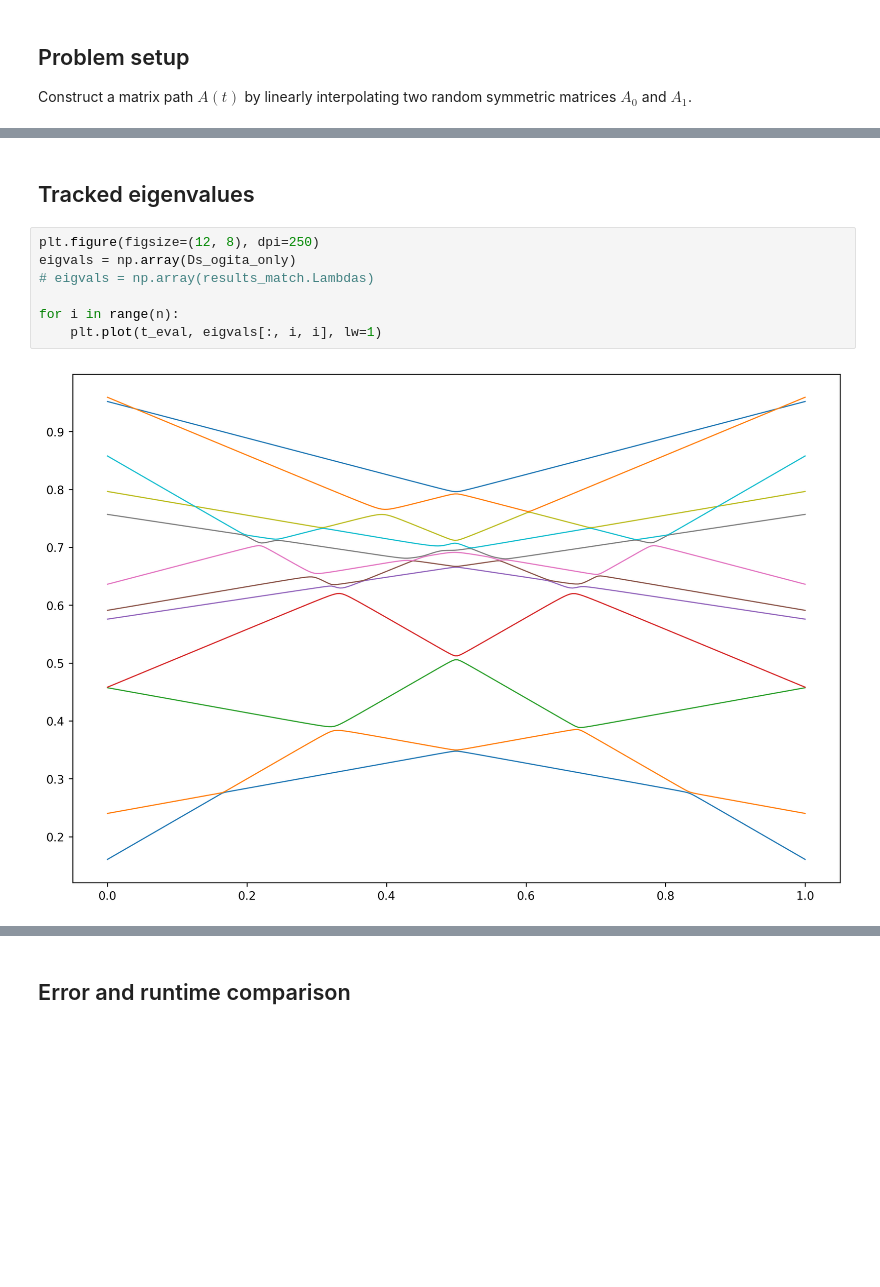
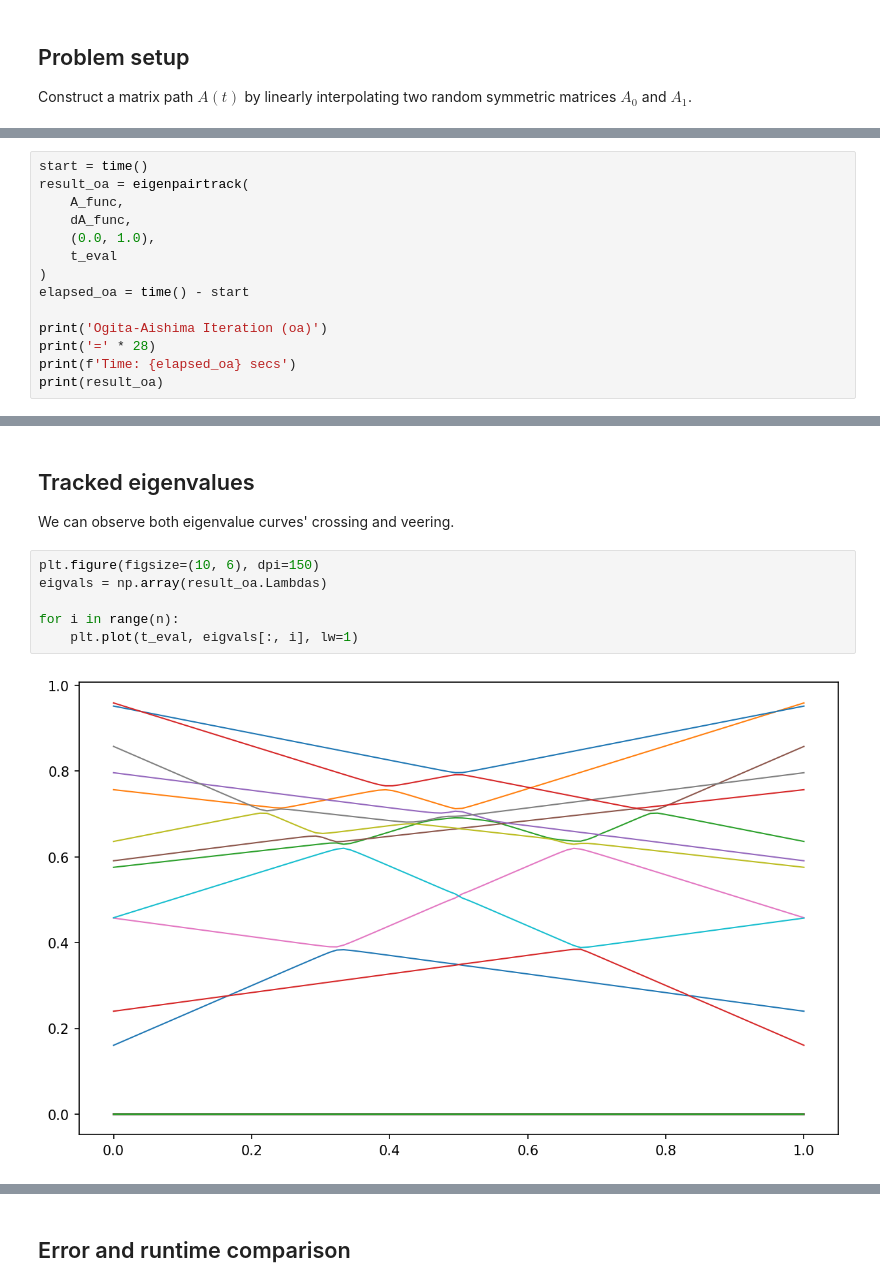
Before and after one commit to t-uda/EigenpairFlow, a Jupyter notebook: notebooks/large_matrix_tracking_demo.ipynb, the cells around one changed output, grey strips where cells are left out. Cells and saved outputs as stored; diff of their text form; blank space fills up the shorter version.

Commit message:
set Ogita-Aishima Iteration as default

```diff
--- a/notebooks/large_matrix_tracking_demo.ipynb
+++ b/notebooks/large_matrix_tracking_demo.ipynb
@@ -145,0 +75,14 @@ elapsed_ogita_only = time() - start
+# %%
+start = time()
+result_oa = eigenpairtrack(
+    A_func,
+    dA_func,
+    (0.0, 1.0),
+    t_eval
+)
+elapsed_oa = time() - start
+
+print('Ogita-Aishima Iteration (oa)')
+print('=' * 28)
+print(f'Time: {elapsed_oa} secs')
+print(result_oa)
@@ -146,11 +99,12 @@ elapsed_ogita_only = time() - start
 # %% [markdown]
 ## Tracked eigenvalues
+
+We can observe both eigenvalue curves' crossing and veering.
 # %%
-plt.figure(figsize=(12, 8), dpi=250)
-eigvals = np.array(Ds_ogita_only)
-# eigvals = np.array(results_match.Lambdas)
+plt.figure(figsize=(10, 6), dpi=150)
+eigvals = np.array(result_oa.Lambdas)
 
 for i in range(n):
-    plt.plot(t_eval, eigvals[:, i, i], lw=1)
+    plt.plot(t_eval, eigvals[:, i], lw=1)
 # %% [output]
-[figure, old version]
+[figure, new version]
```
Also changed, not shown: parts of 17 cells of this notebook, 1 other file.
